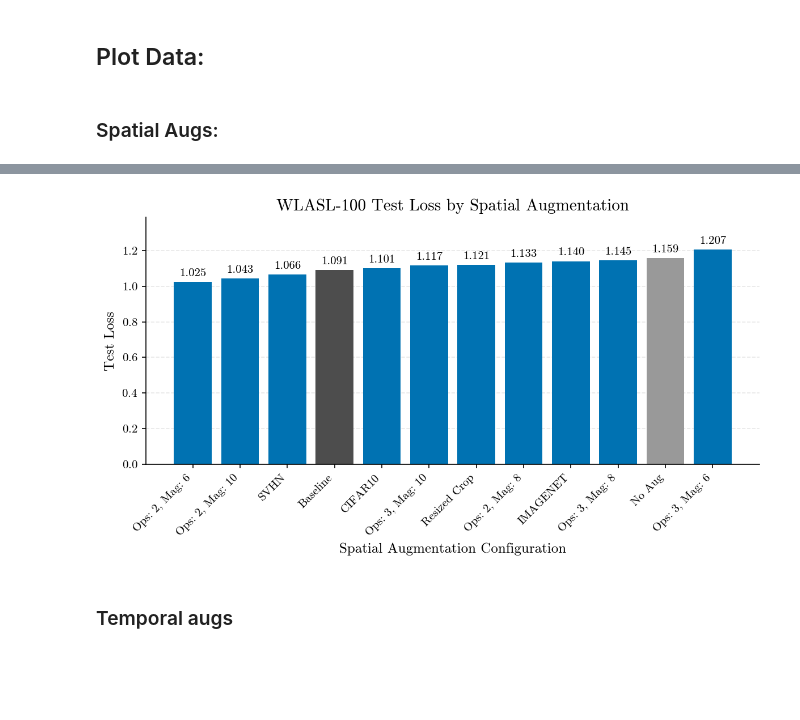
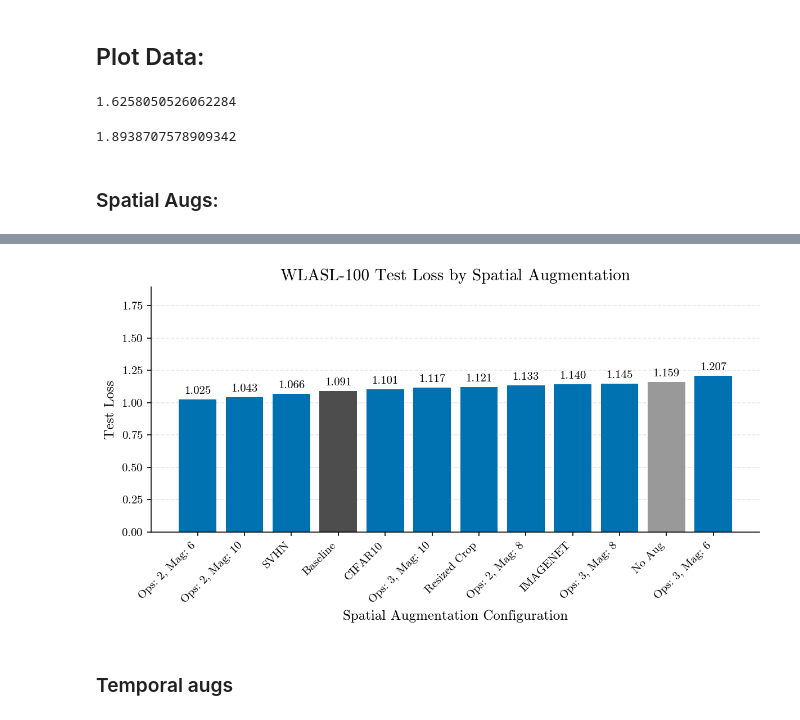
Before and after one commit to 0p3nTheSauce/SLR, a Jupyter notebook: src/results/aug_comparison/results.ipynb, the cells around one changed output, grey strips where cells are left out. Saved outputs shown, nothing was run; the diff lists cells and outputs as text; code cells hidden in the pictures; blank space fills up the shorter version.

```diff
--- a/src/results/aug_comparison/results.ipynb
+++ b/src/results/aug_comparison/results.ipynb
@@ -94,12 +93,29 @@ loss_name = f'{set_name}_loss'
 # display(subdf.sort_values(loss_name, ascending=True))
 # %% [markdown]
 ## Plot Data:
+# %%
+from src.results.aug_comparison.helpers import get_y_max
+
+# y_min, y_max = 0, 1.75
+y_max = get_y_max(subdf, loss_name)
+print(y_max)
+# %% [output]
+1.6258050526062284
+# %%
+import math
+def round_up(val, nearest=0.15, bias=0.15):
+    return math.ceil(val / nearest) * nearest + bias * val
+y_max = round_up(y_max)
+y_min = 0
+print(y_max)
+# %% [output]
+1.8938707578909342
 # %% [markdown]
 ### Spatial Augs:
 # %%
 aug_type = 'spatial'
 aug_df = subdf[subdf["type"].isin([aug_type, 'control'])]
-# display(aug_df.sort_values(loss_name, ascending=True))
+display(aug_df.sort_values(loss_name, ascending=True))
 
 # Sort and prepare data
 df_sorted = aug_df.sort_values(loss_name, ascending=True).copy()
@@ -114,6 +130,7 @@ fig, ax = plot_bar_chart(
     palette=suggest_palette(df_sorted["config_name"], recognise_controls=True)
 )
 # ax.grid(axis='y', linestyle='--', alpha=0.7)  # horizontal grid lines on y-axis
+ax.set_ylim(y_min, y_max)
 plt.savefig((results_dir / aug_type).with_suffix('.pdf'))
 plt.show()
 # %% [output]
@@ -120,4 +150,4 @@ plt.show()
-[figure, old version]
+[figure, new version]
 # %% [markdown]
 ### Temporal augs
 # %%
```
Also changed, not shown: parts of 4 cells of this notebook, 53 other files.
